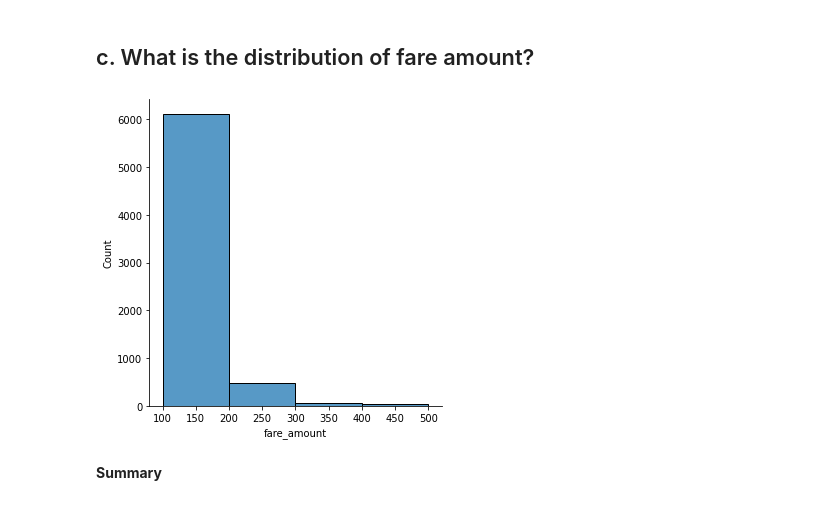
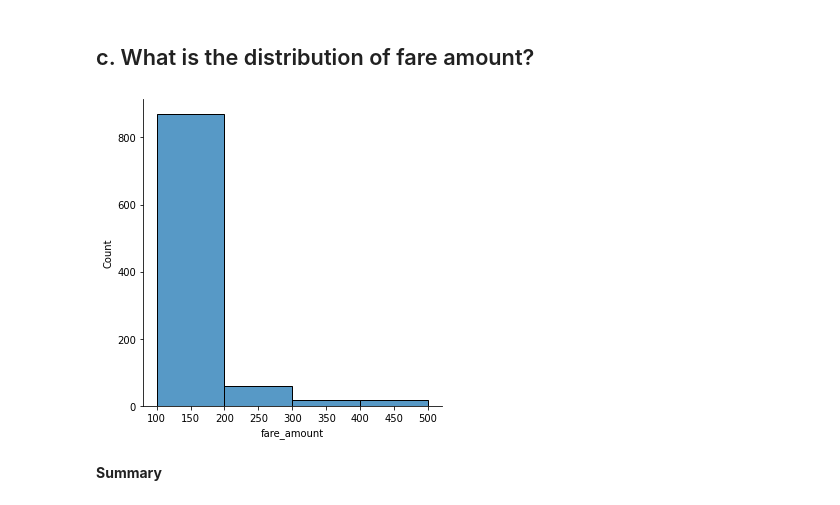
Before and after one commit to jarrydharris/NYC_taxi, a Jupyter notebook: cba_questions.ipynb, the cells around one changed output. Cells and saved outputs as stored; diff of their text form; code cells hidden in the pictures.

Commit message:
restructure all data set joins to preprocessing workbook, cleaned up related code in questions workbook

```diff
--- a/cba_questions.ipynb
+++ b/cba_questions.ipynb
@@ -16,3 +16,5 @@ clean_fare = pd.read_pickle('data/clean_fare.pickle')
+# %%
+clean_data = pd.read_pickle('data/merged_data.pickle')
 # %% [markdown]
 # Basic Questions
 # %% [markdown]
@@ -95,14 +97,14 @@ Credit, Cash, Dispute, No charge, unkown
 # %% [markdown]
 ## c. What is the distribution of fare amount?
 # %%
-fare_plot = sns.displot(data=clean_fare,
+fare_plot = sns.displot(data=clean_data,
                         x="fare_amount",
                         kind="hist",
                         bins=[100, 200, 300, 400, 500])
 plt.ticklabel_format(style='plain',
                      axis='y')
 # %% [output]
-[figure, old version]
+[figure, new version]
 # %% [markdown]
 **Summary**
 # %% [markdown]
```
Also changed, not shown: parts of 27 cells of this notebook, 7 other files.
